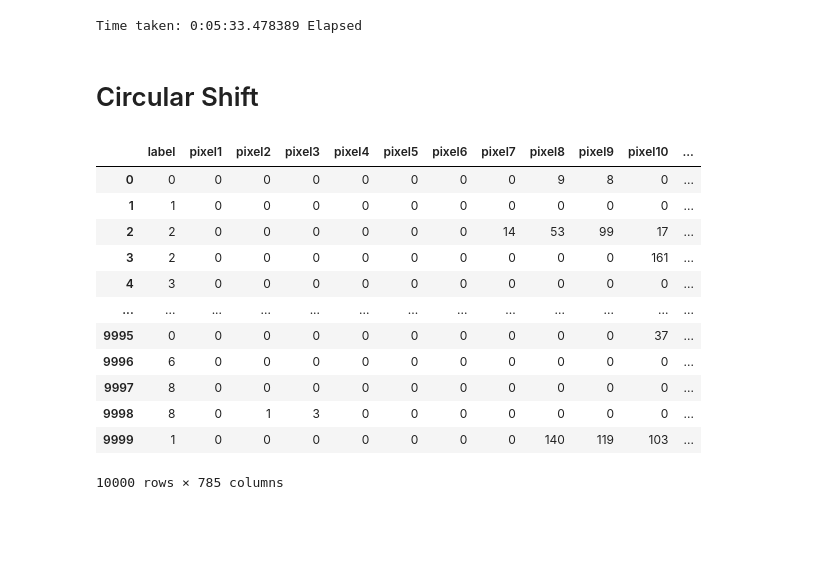
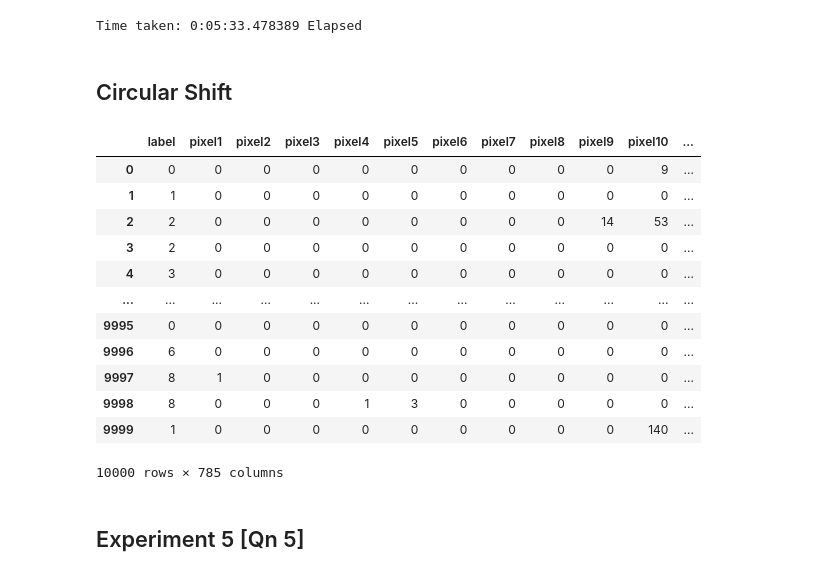
Before and after one commit to Rhitabrat/deep-learning-CS510, a Jupyter notebook: hw1/main.ipynb, the cells around one changed output. Cells and saved outputs as stored; diff of their text form; code cells hidden in the pictures; blank space fills up the shorter version.

```diff
--- a/hw1/main.ipynb
+++ b/hw1/main.ipynb
@@ -555,22 +497,5 @@ Epoch 2/2  Training Loss: 0.0001    Testing Loss: 4.3137    Testing Accuracy: 86
 [figure]
 Time taken: 0:05:33.478389 Elapsed
 # %% [markdown]
-# Circular Shift
+## Circular Shift
-# %%
-data_test = pd.read_csv(test_file_path)
-data_test
-# %% [output]
-|  | label | pixel1 | pixel2 | pixel3 | pixel4 | pixel5 | pixel6 | pixel7 | pixel8 | pixel9 | pixel10 | ... |
-| 0 | 0 | 0 | 0 | 0 | 0 | 0 | 0 | 0 | 9 | 8 | 0 | ... |
-| 1 | 1 | 0 | 0 | 0 | 0 | 0 | 0 | 0 | 0 | 0 | 0 | ... |
-| 2 | 2 | 0 | 0 | 0 | 0 | 0 | 0 | 14 | 53 | 99 | 17 | ... |
-| 3 | 2 | 0 | 0 | 0 | 0 | 0 | 0 | 0 | 0 | 0 | 161 | ... |
-| 4 | 3 | 0 | 0 | 0 | 0 | 0 | 0 | 0 | 0 | 0 | 0 | ... |
-| ... | ... | ... | ... | ... | ... | ... | ... | ... | ... | ... | ... | ... |
-| 9995 | 0 | 0 | 0 | 0 | 0 | 0 | 0 | 0 | 0 | 0 | 37 | ... |
-| 9996 | 6 | 0 | 0 | 0 | 0 | 0 | 0 | 0 | 0 | 0 | 0 | ... |
-| 9997 | 8 | 0 | 0 | 0 | 0 | 0 | 0 | 0 | 0 | 0 | 0 | ... |
-| 9998 | 8 | 0 | 1 | 3 | 0 | 0 | 0 | 0 | 0 | 0 | 0 | ... |
-| 9999 | 1 | 0 | 0 | 0 | 0 | 0 | 0 | 0 | 140 | 119 | 103 | ... |
-10000 rows × 785 columns
 # %%
@@ -584,3 +511,20 @@ def shift_right(n):
     return shifted
 # %%
 shifted_df = shift_right(2)
+shifted_df
+# %% [output]
+|  | label | pixel1 | pixel2 | pixel3 | pixel4 | pixel5 | pixel6 | pixel7 | pixel8 | pixel9 | pixel10 | ... |
+| 0 | 0 | 0 | 0 | 0 | 0 | 0 | 0 | 0 | 0 | 0 | 9 | ... |
+| 1 | 1 | 0 | 0 | 0 | 0 | 0 | 0 | 0 | 0 | 0 | 0 | ... |
+| 2 | 2 | 0 | 0 | 0 | 0 | 0 | 0 | 0 | 0 | 14 | 53 | ... |
+| 3 | 2 | 0 | 0 | 0 | 0 | 0 | 0 | 0 | 0 | 0 | 0 | ... |
+| 4 | 3 | 0 | 0 | 0 | 0 | 0 | 0 | 0 | 0 | 0 | 0 | ... |
+| ... | ... | ... | ... | ... | ... | ... | ... | ... | ... | ... | ... | ... |
+| 9995 | 0 | 0 | 0 | 0 | 0 | 0 | 0 | 0 | 0 | 0 | 0 | ... |
+| 9996 | 6 | 0 | 0 | 0 | 0 | 0 | 0 | 0 | 0 | 0 | 0 | ... |
+| 9997 | 8 | 1 | 0 | 0 | 0 | 0 | 0 | 0 | 0 | 0 | 0 | ... |
+| 9998 | 8 | 0 | 0 | 0 | 1 | 3 | 0 | 0 | 0 | 0 | 0 | ... |
+| 9999 | 1 | 0 | 0 | 0 | 0 | 0 | 0 | 0 | 0 | 0 | 140 | ... |
+10000 rows × 785 columns
+# %% [markdown]
+## Experiment 5 [Qn 5]
```
Also changed, not shown: parts of 42 cells of this notebook.
